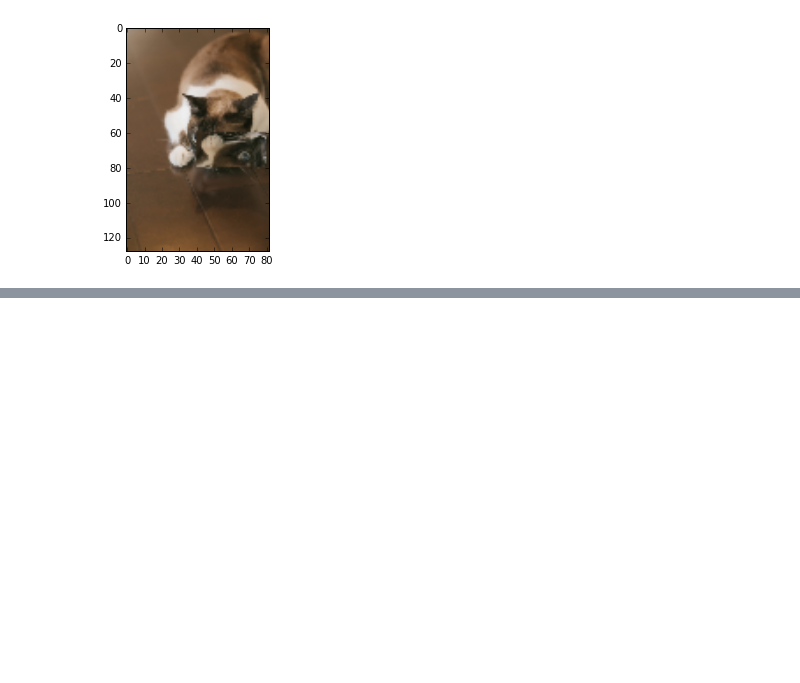
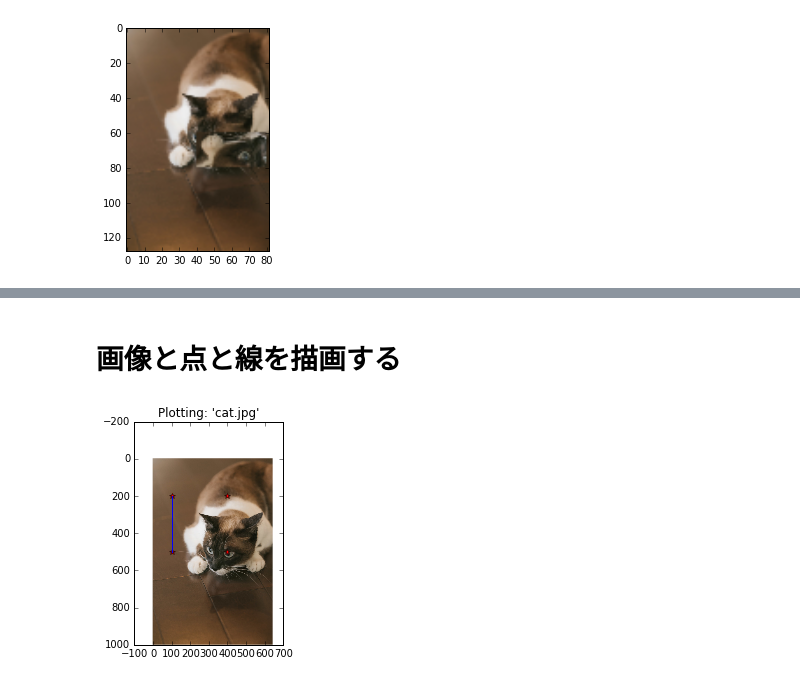
Before and after one commit to SnowMasaya/python_image_process_excerise, a Jupyter notebook: code/docker/python/python-image-process.ipynb, the cells around one changed output, grey strips where cells are left out. Cells and saved outputs as stored; diff of their text form; code cells hidden in the pictures; blank space fills up the shorter version.

```diff
--- a/code/docker/python/python-image-process.ipynb
+++ b/code/docker/python/python-image-process.ipynb
@@ -60,0 +69,20 @@ imshow(np.asarray(pil_im))
+# %% [markdown]
+# 画像と点と線を描画する
+# %%
+from PIL import Image
+from pylab import *
+
+im = array(Image.open("data/Cat9V9A8958_TP_V1.jpg"))
+imshow(im)
+
+x = [100, 100, 400, 400]
+y = [200, 500, 200, 500]
+
+plot(x, y, "r*")
+
+plot(x[:2], y[:2])
+
+title("Plotting: 'cat.jpg'")
+show()
+# %% [output]
+[figure, added]
```
Also changed, not shown: parts of 8 cells of this notebook, 4 other files.
